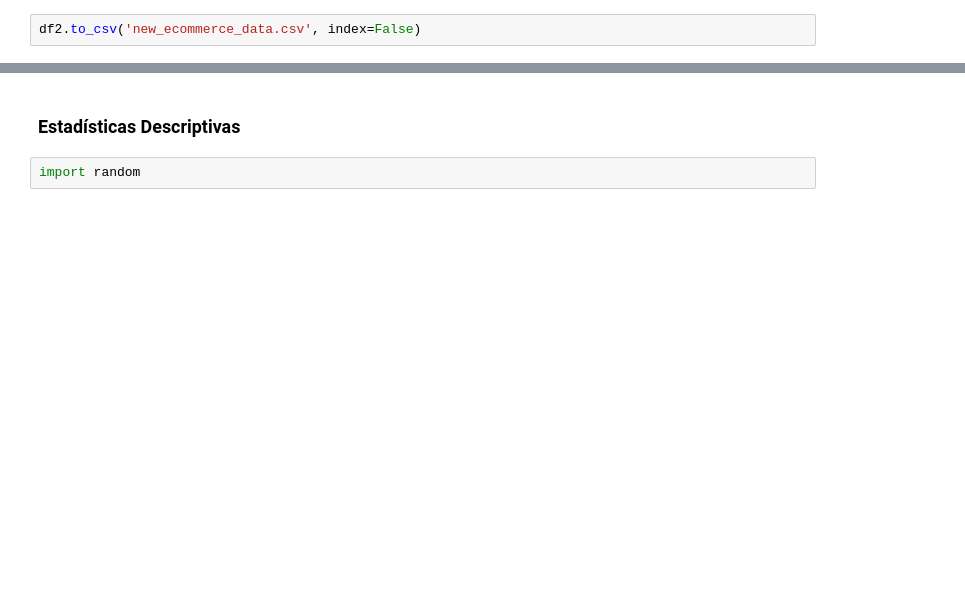
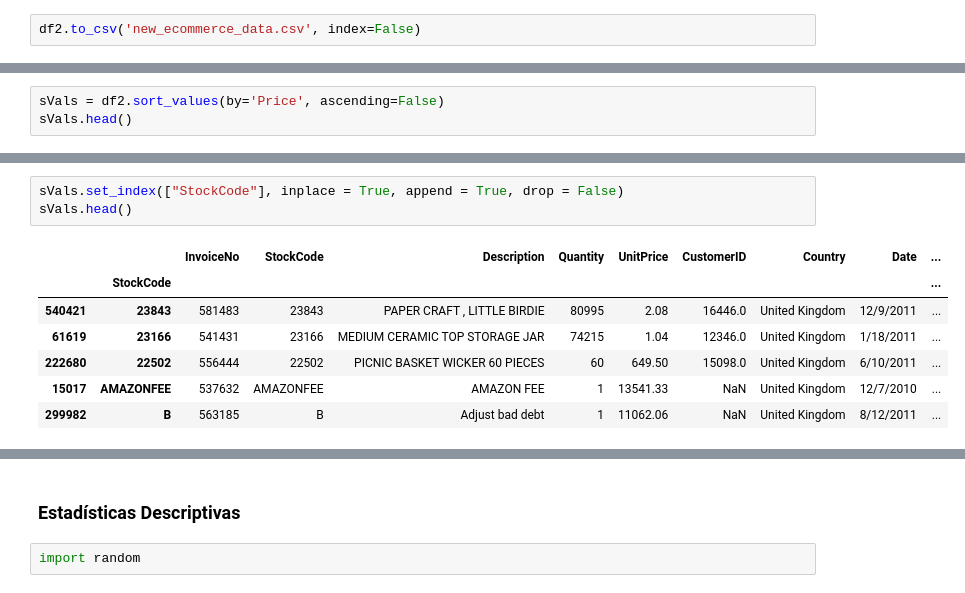
Before and after one commit to HuGod-codes/torricos-hugo, a Jupyter notebook: Actividad1/actividad1.ipynb, the cells around one changed output, grey strips where cells are left out. Cells and saved outputs as stored; diff of their text form; blank space fills up the shorter version.

```diff
--- a/Actividad1/actividad1.ipynb
+++ b/Actividad1/actividad1.ipynb
@@ -117,0 +163,3 @@ df2.to_csv('new_ecommerce_data.csv', index=False)
+# %%
+sVals = df2.sort_values(by='Price', ascending=False)
+sVals.head()
@@ -117,0 +173,11 @@ df2.to_csv('new_ecommerce_data.csv', index=False)
+# %%
+sVals.set_index(["StockCode"], inplace = True, append = True, drop = False)
+sVals.head()
+# %% [output]
+|  |  | InvoiceNo | StockCode | Description | Quantity | UnitPrice | CustomerID | Country | Date | ... |
+|  | StockCode |  |  |  |  |  |  |  |  | ... |
+| 540421 | 23843 | 581483 | 23843 | PAPER CRAFT , LITTLE BIRDIE | 80995 | 2.08 | 16446.0 | United Kingdom | 12/9/2011 | ... |
+| 61619 | 23166 | 541431 | 23166 | MEDIUM CERAMIC TOP STORAGE JAR | 74215 | 1.04 | 12346.0 | United Kingdom | 1/18/2011 | ... |
+| 222680 | 22502 | 556444 | 22502 | PICNIC BASKET WICKER 60 PIECES | 60 | 649.50 | 15098.0 | United Kingdom | 6/10/2011 | ... |
+| 15017 | AMAZONFEE | 537632 | AMAZONFEE | AMAZON FEE | 1 | 13541.33 | NaN | United Kingdom | 12/7/2010 | ... |
+| 299982 | B | 563185 | B | Adjust bad debt | 1 | 11062.06 | NaN | United Kingdom | 8/12/2011 | ... |
```
Also changed, not shown: parts of 28 cells of this notebook, 6 other files.
